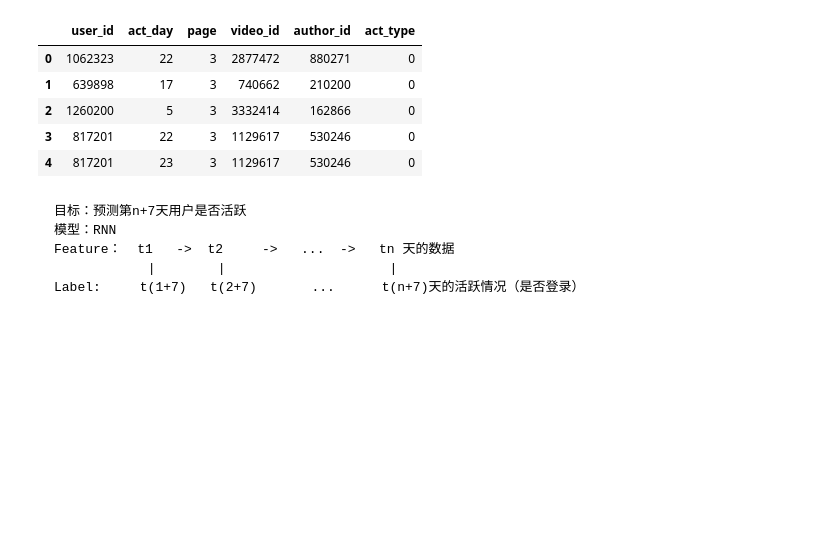
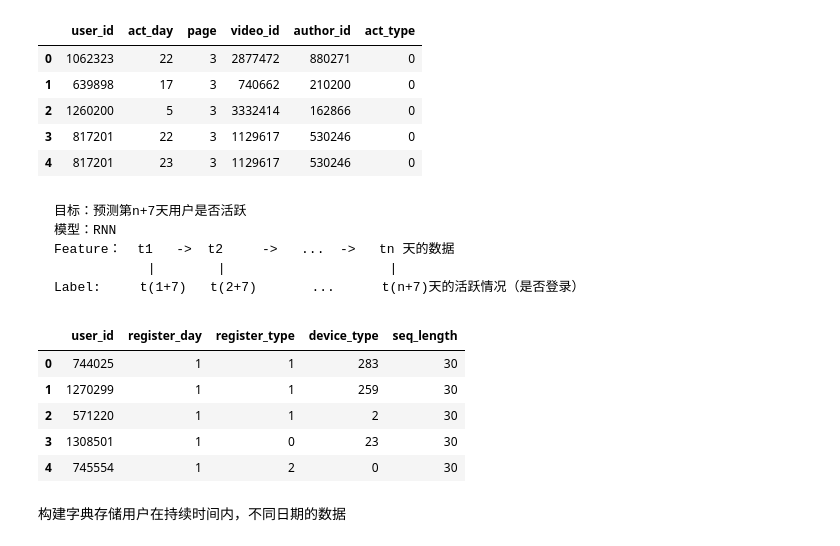
Before and after one commit to finrod86921812/MachineLearningTestProjects, a Jupyter notebook: kuaishou/code.ipynb, the cells around one changed output. Drawn from its saved outputs; the diff is of its cells as text; code cells hidden in the pictures; blank space fills up the shorter version.

```diff
--- a/kuaishou/code.ipynb
+++ b/kuaishou/code.ipynb
@@ -147,3 +152,16 @@ activity.head()
     Feature：  t1   ->  t2     ->   ...  ->   tn 天的数据
                 |        |                     |
     Label:     t(1+7)   t(2+7)       ...      t(n+7)天的活跃情况（是否登录）
+# %%
+#注册时间为1~31，用31-注册时间就可以得到该用户持续的时间
+register['seq_length'] = 31 - register['register_day']
+register.head()
+# %% [output]
+|  | user_id | register_day | register_type | device_type | seq_length |
+| 0 | 744025 | 1 | 1 | 283 | 30 |
+| 1 | 1270299 | 1 | 1 | 259 | 30 |
+| 2 | 571220 | 1 | 1 | 2 | 30 |
+| 3 | 1308501 | 1 | 0 | 23 | 30 |
+| 4 | 745554 | 1 | 2 | 0 | 30 |
+# %% [markdown]
+构建字典存储用户在持续时间内，不同日期的数据
```
Also changed, not shown: parts of 53 cells of this notebook, 6 other files.
